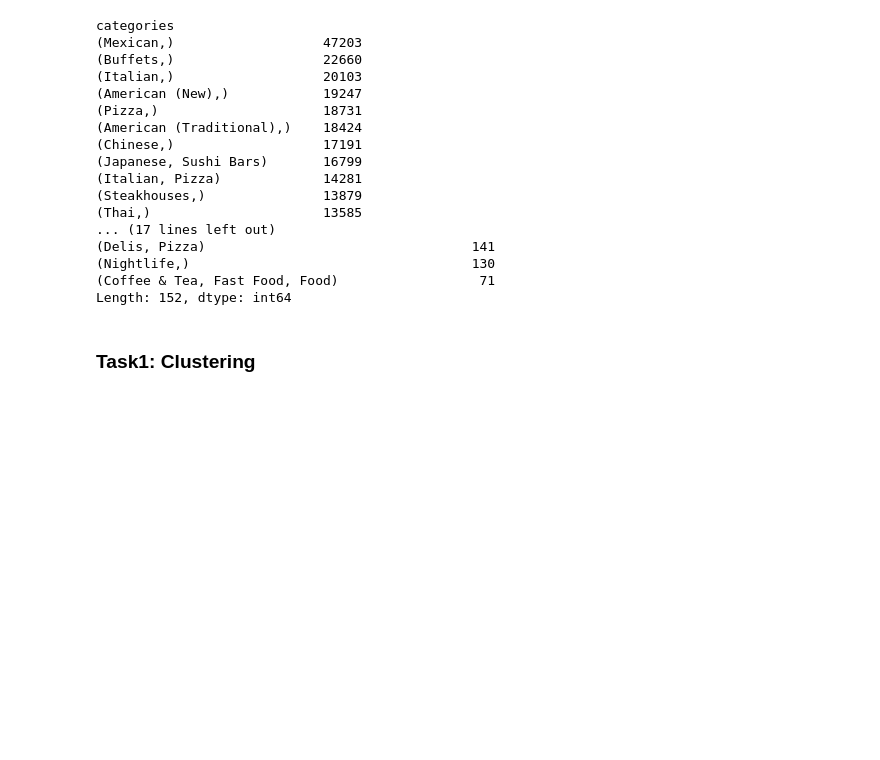
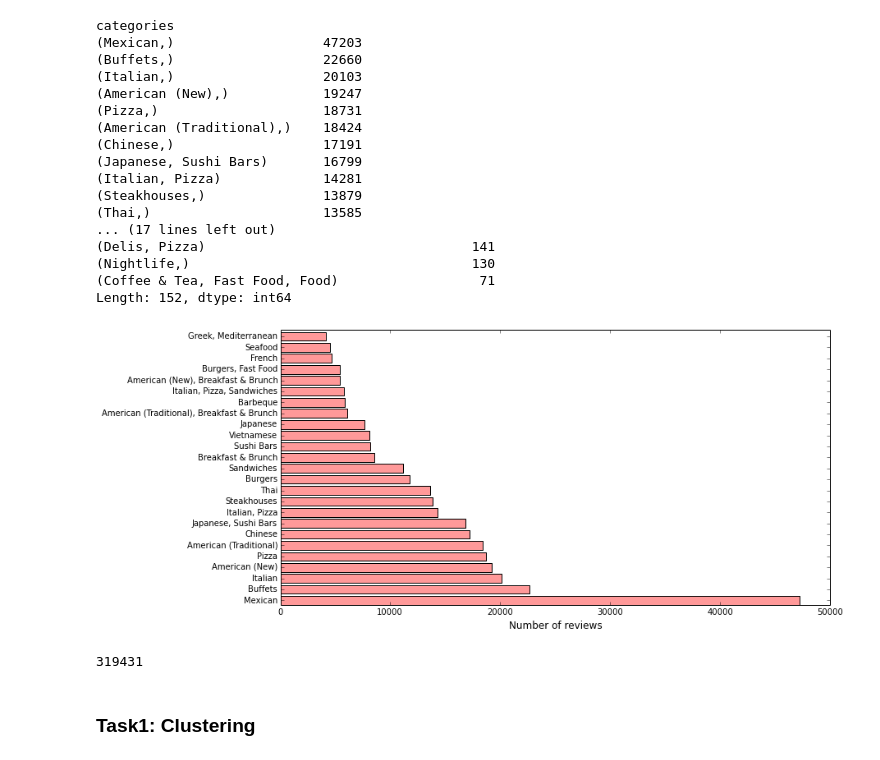
Before and after one commit to maiyaporn/ir-category-prediction, a Jupyter notebook: ipynb/data-extraction.ipynb, the cells around one changed output. Cells and saved outputs as stored; diff of their text form; code cells hidden in the pictures; blank space fills up the shorter version.

```diff
--- a/ipynb/data-extraction.ipynb
+++ b/ipynb/data-extraction.ipynb
@@ -479,3 +487,19 @@ categories
 (Nightlife,)                                    130
 (Coffee & Tea, Fast Food, Food)                  71
 Length: 152, dtype: int64
+# %%
+rev_cat_size25 = rev_cat_size[:25]
+plt.figure(figsize=(12,6), dpi=120)
+idx = [i for i in range(25)]
+plt.barh(idx, rev_cat_size25.values, color='#FF9999')
+
+ytics_label = []
+for c in rev_cat_size25.index.values:
+    ytics_label.append(', '.join([i for i in c]))
+
+plt.yticks([i + 0.4 for i in idx], ytics_label )
+plt.xlabel('Number of reviews', fontsize='large')
+plt.savefig( out_dir + 'top25-categories.png')
+plt.show()
+# %% [output]
+[figure, added]
@@ -482,3 +508,7 @@ Length: 152, dtype: int64
+# %%
+len(temp.groupby('review_id').size())
+# %% [output]
+319431
 # %%
 # Backup
 dataDf1 = dataDf.copy()
```
Also changed, not shown: parts of 7 cells of this notebook, 51 other files.
